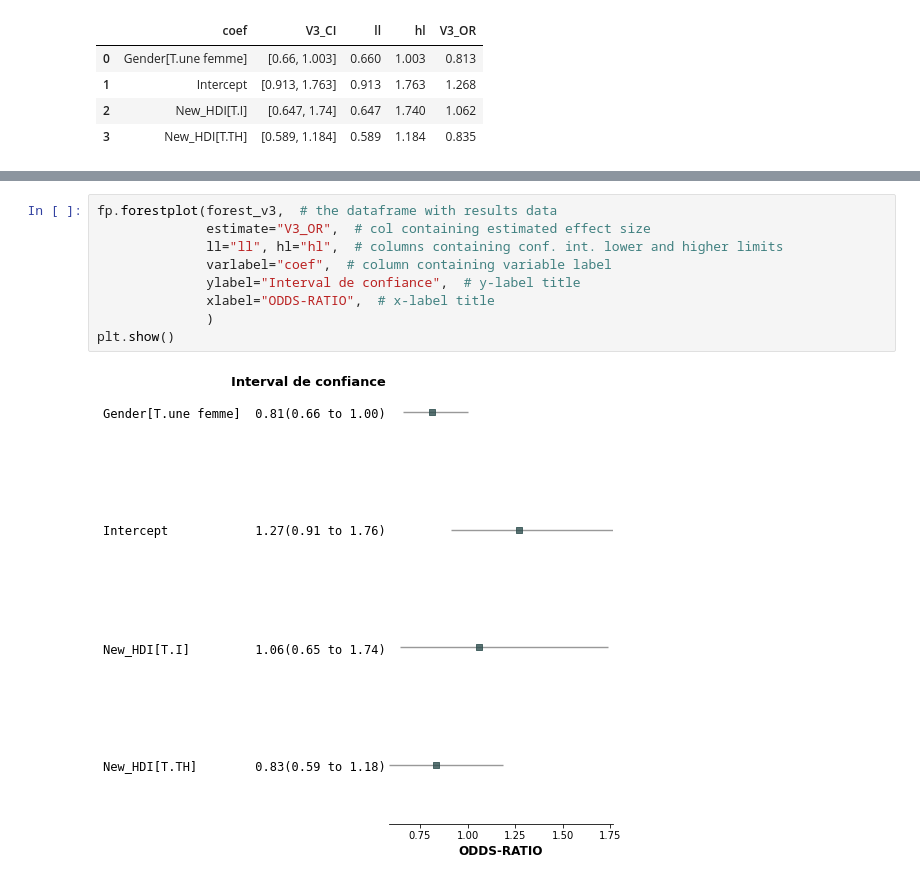
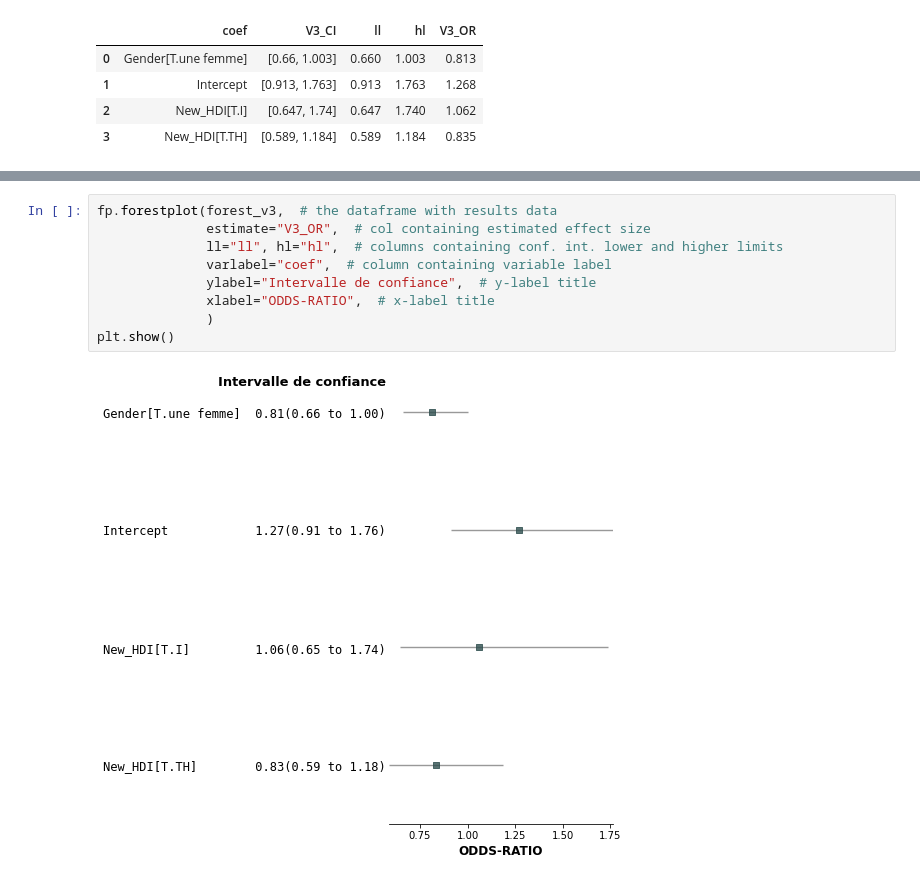
Before and after one commit to smtux/DUDA, a Jupyter notebook: statistique/src/mooc_mertes.ipynb, the cells around one changed output, grey strips where cells are left out. Cells and saved outputs as stored; diff of their text form.

Commit message:
mise à jour pour le forest plot

```diff
--- a/statistique/src/mooc_mertes.ipynb
+++ b/statistique/src/mooc_mertes.ipynb
@@ -1095,11 +1095,11 @@ plt.show()
 # %%
 fp.forestplot(forest_v3,  # the dataframe with results data
               estimate="V3_OR",  # col containing estimated effect size
               ll="ll", hl="hl",  # columns containing conf. int. lower and higher limits
               varlabel="coef",  # column containing variable label
-              ylabel="Interval de confiance",  # y-label title
+              ylabel="Intervalle de confiance",  # y-label title
               xlabel="ODDS-RATIO",  # x-label title
               )
 plt.show()
 # %% [output]
-[figure, old version]
+[figure, new version]
```
Also changed, not shown: parts of 1 cell of this notebook.
